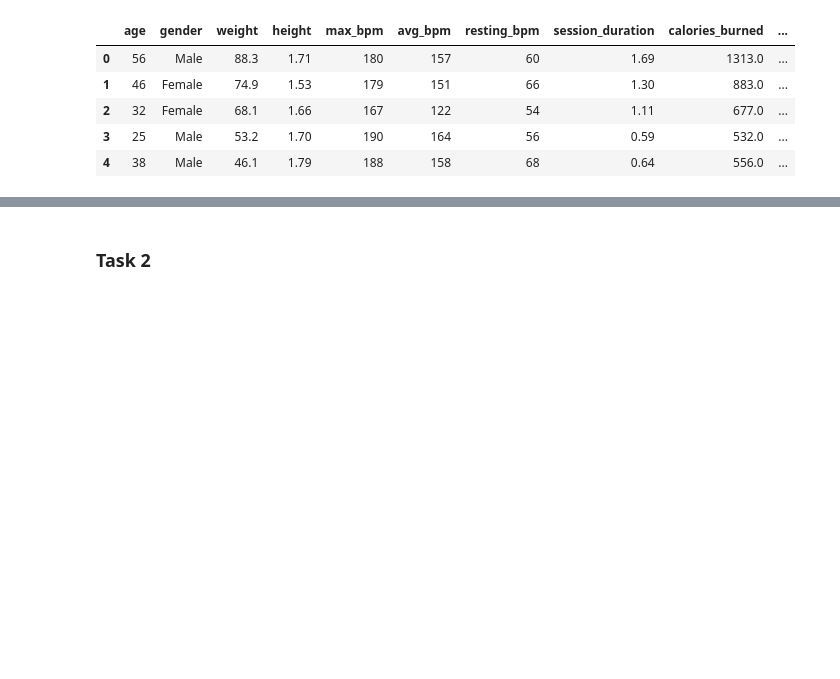
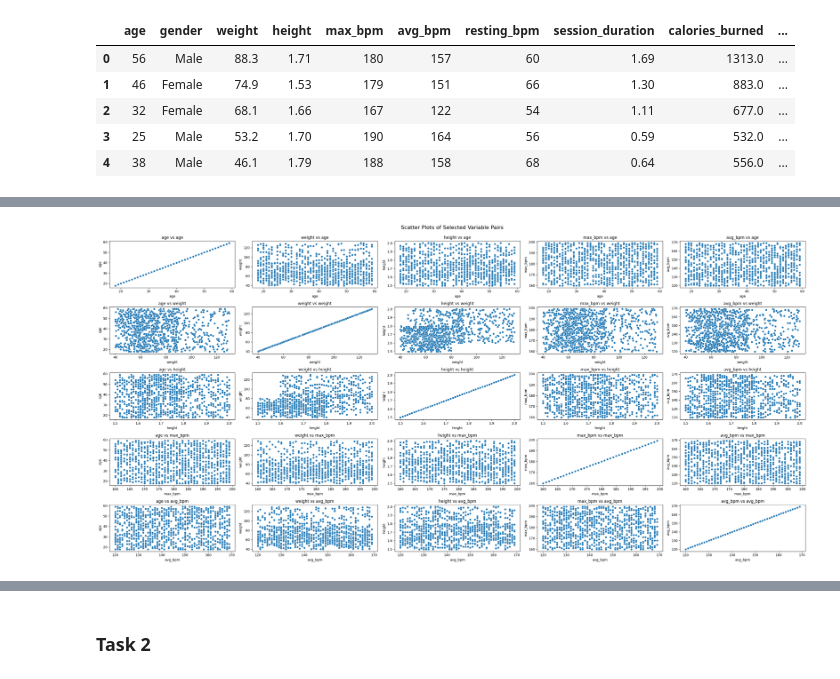
Before and after one commit to ivan-22-3-5/data_analysis_6th_sem, a Jupyter notebook: final-project/final-project.ipynb, the cells around one changed output, grey strips where cells are left out. Saved outputs shown, nothing was run; the diff lists cells and outputs as text; code cells hidden in the pictures; blank space fills up the shorter version.

```diff
--- a/final-project/final-project.ipynb
+++ b/final-project/final-project.ipynb
@@ -15,0 +76,18 @@ df.head()
+# %%
+import itertools
+
+features = continuous_vars[:-6]
+
+plt.figure(figsize=(30, 14))
+
+for i, (x, y) in enumerate(itertools.product(features, features), 1):
+    plt.subplot(len(features), len(features), i)
+    sns.scatterplot(x=df[x], y=df[y])
+    plt.title(f'{y} vs {x}')
+    plt.xlabel(x)
+    plt.ylabel(y)
+    plt.tight_layout()
+plt.suptitle('Scatter Plots of Selected Variable Pairs', y=1.02, fontsize=16)
+plt.show()
+# %% [output]
+[figure, added]
```
Also changed, not shown: parts of 7 cells of this notebook.
